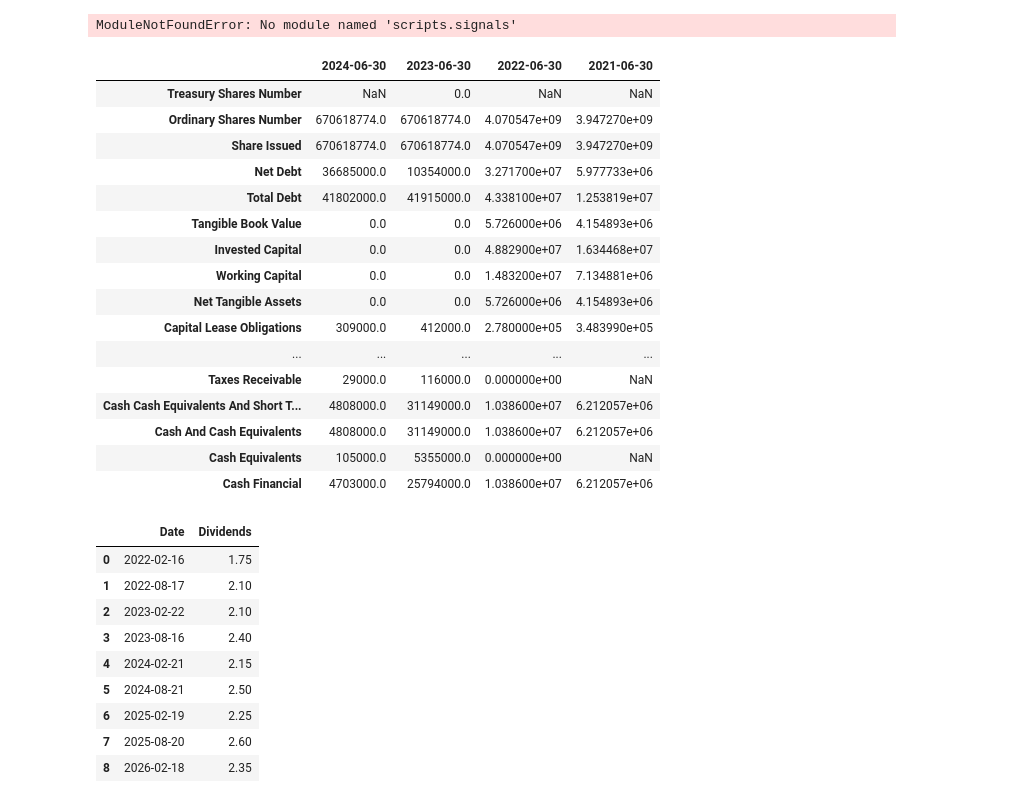
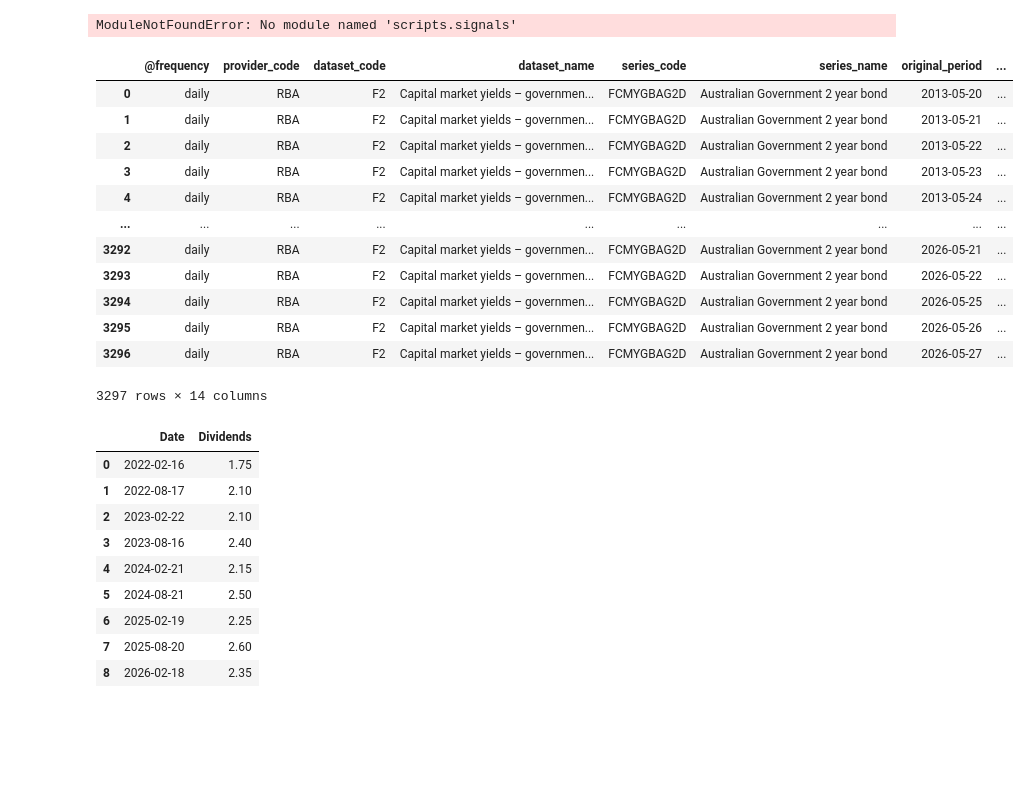
Before and after one commit to hungryfire267/systematic-equities-research, a Jupyter notebook: notebooks/run_signals.ipynb, the cells around one changed output. Cells and saved outputs as stored; diff of their text form; code cells hidden in the pictures; blank space fills up the shorter version.

```diff
--- a/notebooks/run_signals.ipynb
+++ b/notebooks/run_signals.ipynb
@@ -89,28 +89,30 @@ import pandas as pd
 start_date = pd.to_datetime("2026-02-12")
 end_date = pd.to_datetime("2026-02-25")
 # %%
-ticker = yf.Ticker("GGP.AX")
+import datetime
+from dbnomics import fetch_series
 
-income_stmt = ticker.balance_sheet.copy()
-income_stmt
+# Calculate the date for 4 years ago from today
+four_years_ago = (datetime.date.today() - datetime.timedelta(days=4*365)).strftime('%Y-%m-%d')
+
+# Fetch the exact Australian 2-Year Bond dataset tracked by the RBA
+df = fetch_series('RBA/F2/FCMYGBAG2D')
-# %% [output]
-|  | 2024-06-30 | 2023-06-30 | 2022-06-30 | 2021-06-30 |
-| Treasury Shares Number | NaN | 0.0 | NaN | NaN |
-| Ordinary Shares Number | 670618774.0 | 670618774.0 | 4.070547e+09 | 3.947270e+09 |
-| Share Issued | 670618774.0 | 670618774.0 | 4.070547e+09 | 3.947270e+09 |
-| Net Debt | 36685000.0 | 10354000.0 | 3.271700e+07 | 5.977733e+06 |
-| Total Debt | 41802000.0 | 41915000.0 | 4.338100e+07 | 1.253819e+07 |
-| Tangible Book Value | 0.0 | 0.0 | 5.726000e+06 | 4.154893e+06 |
-| Invested Capital | 0.0 | 0.0 | 4.882900e+07 | 1.634468e+07 |
-| Working Capital | 0.0 | 0.0 | 1.483200e+07 | 7.134881e+06 |
-| Net Tangible Assets | 0.0 | 0.0 | 5.726000e+06 | 4.154893e+06 |
-| Capital Lease Obligations | 309000.0 | 412000.0 | 2.780000e+05 | 3.483990e+05 |
-| ... | ... | ... | ... | ... |
-| Taxes Receivable | 29000.0 | 116000.0 | 0.000000e+00 | NaN |
-| Cash Cash Equivalents And Short T... | 4808000.0 | 31149000.0 | 1.038600e+07 | 6.212057e+06 |
-| Cash And Cash Equivalents | 4808000.0 | 31149000.0 | 1.038600e+07 | 6.212057e+06 |
-| Cash Equivalents | 105000.0 | 5355000.0 | 0.000000e+00 | NaN |
-| Cash Financial | 4703000.0 | 25794000.0 | 1.038600e+07 | 6.212057e+06 |
+# %%
+df
+# %% [output]
+|  | @frequency | provider_code | dataset_code | dataset_name | series_code | series_name | original_period | ... |
+| 0 | daily | RBA | F2 | Capital market yields – governmen... | FCMYGBAG2D | Australian Government 2 year bond | 2013-05-20 | ... |
+| 1 | daily | RBA | F2 | Capital market yields – governmen... | FCMYGBAG2D | Australian Government 2 year bond | 2013-05-21 | ... |
+| 2 | daily | RBA | F2 | Capital market yields – governmen... | FCMYGBAG2D | Australian Government 2 year bond | 2013-05-22 | ... |
+| 3 | daily | RBA | F2 | Capital market yields – governmen... | FCMYGBAG2D | Australian Government 2 year bond | 2013-05-23 | ... |
+| 4 | daily | RBA | F2 | Capital market yields – governmen... | FCMYGBAG2D | Australian Government 2 year bond | 2013-05-24 | ... |
+| ... | ... | ... | ... | ... | ... | ... | ... | ... |
+| 3292 | daily | RBA | F2 | Capital market yields – governmen... | FCMYGBAG2D | Australian Government 2 year bond | 2026-05-21 | ... |
+| 3293 | daily | RBA | F2 | Capital market yields – governmen... | FCMYGBAG2D | Australian Government 2 year bond | 2026-05-22 | ... |
+| 3294 | daily | RBA | F2 | Capital market yields – governmen... | FCMYGBAG2D | Australian Government 2 year bond | 2026-05-25 | ... |
+| 3295 | daily | RBA | F2 | Capital market yields – governmen... | FCMYGBAG2D | Australian Government 2 year bond | 2026-05-26 | ... |
+| 3296 | daily | RBA | F2 | Capital market yields – governmen... | FCMYGBAG2D | Australian Government 2 year bond | 2026-05-27 | ... |
+3297 rows × 14 columns
 # %%
 data = yf.download("CBA.AX", start=start_date, end=end_date, auto
 # %% [output]
```
Also changed, not shown: 4 other files.
